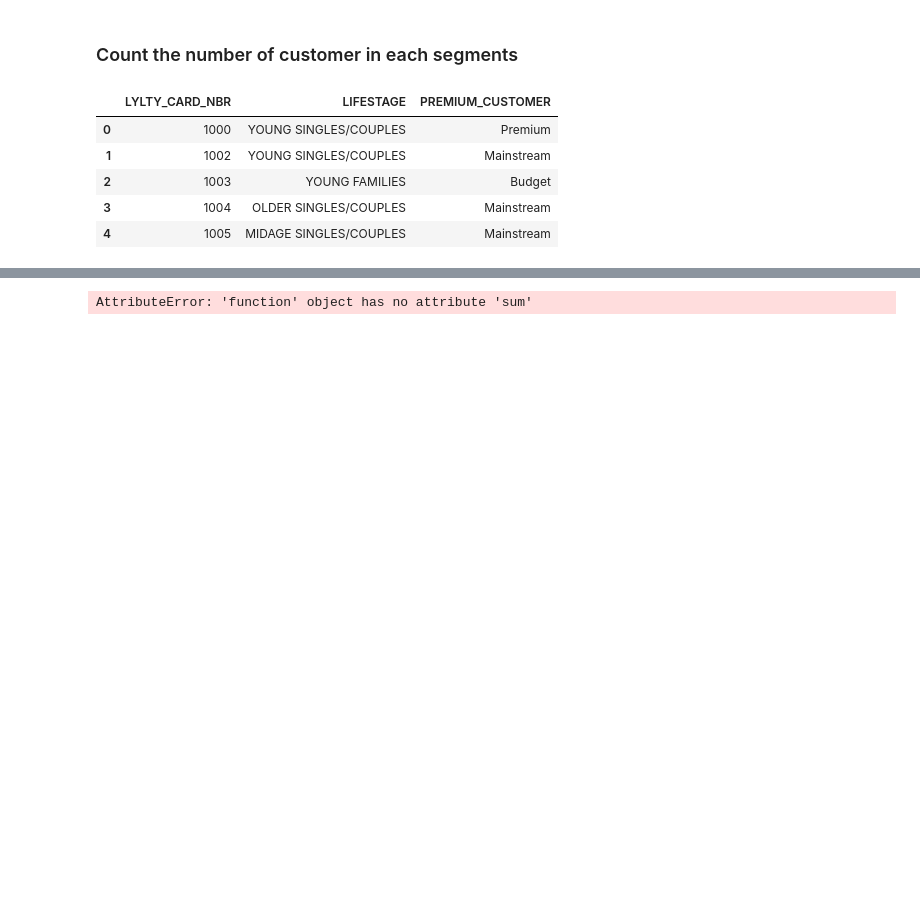
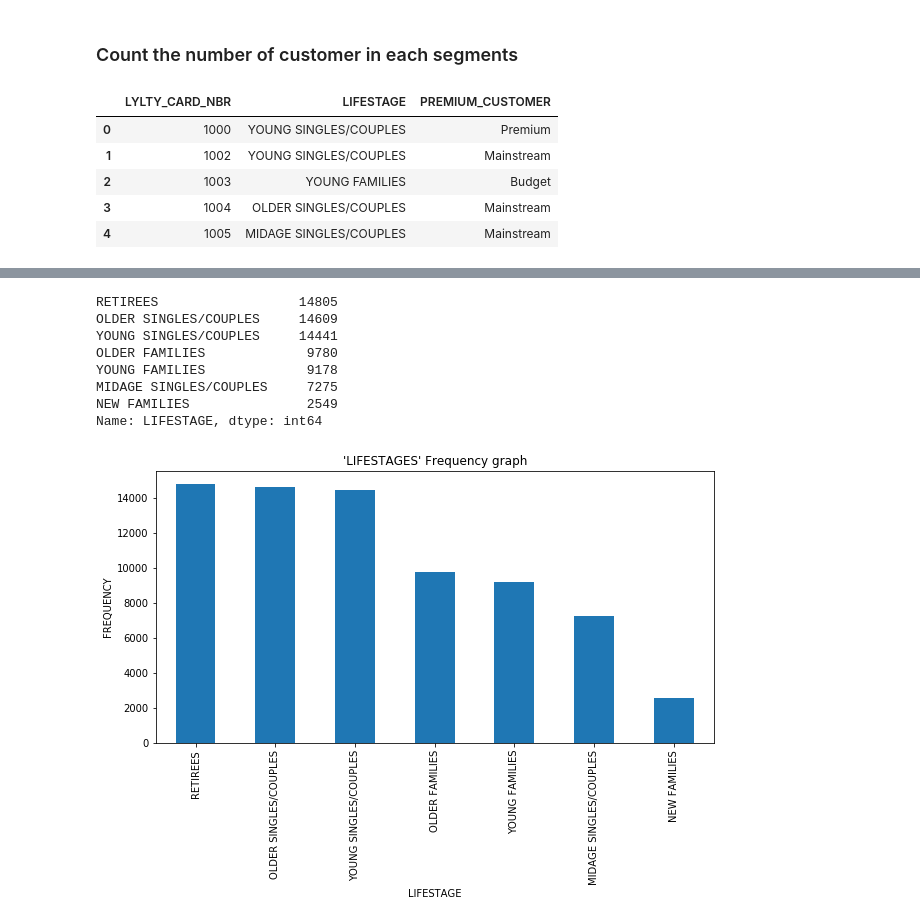
Before and after one commit to Sdbhagat1323/git_learning, a Jupyter notebook: Quantium_intership_project/Chip.ipynb, the cells around one changed output, grey strips where cells are left out. Saved outputs shown, nothing was run; the diff lists cells and outputs as text; code cells hidden in the pictures; blank space fills up the shorter version.

```diff
--- a/Quantium_intership_project/Chip.ipynb
+++ b/Quantium_intership_project/Chip.ipynb
@@ -100,8 +114,18 @@ data.head()
 # %%
-data["LIFESTAGE_PAR"] = (data["LIFESTAGE_"].value_counts / data["LIFESTAGE"].value_counts.sum())* 100
 data["LIFESTAGE"].value_counts(normalize = False).plot(kind = "bar", figsize = [10, 5])
+plt.title("'LIFESTAGES' Frequency graph")
+plt.xlabel("LIFESTAGE")
+plt.ylabel("FREQUENCY")
 data["LIFESTAGE"].value_counts()
 # %% [output]
-AttributeError: 'function' object has no attribute 'sum'
+RETIREES                  14805
+OLDER SINGLES/COUPLES     14609
+YOUNG SINGLES/COUPLES     14441
+OLDER FAMILIES             9780
+YOUNG FAMILIES             9178
+MIDAGE SINGLES/COUPLES     7275
+NEW FAMILIES               2549
+Name: LIFESTAGE, dtype: int64
+[figure, added]
 # %%
 dataset["PREMIUM_CUSTOMER"].value_counts().plot(kind = "bar", figsize = [10, 5])
```
Also changed, not shown: parts of 35 cells of this notebook, 2 other files.
